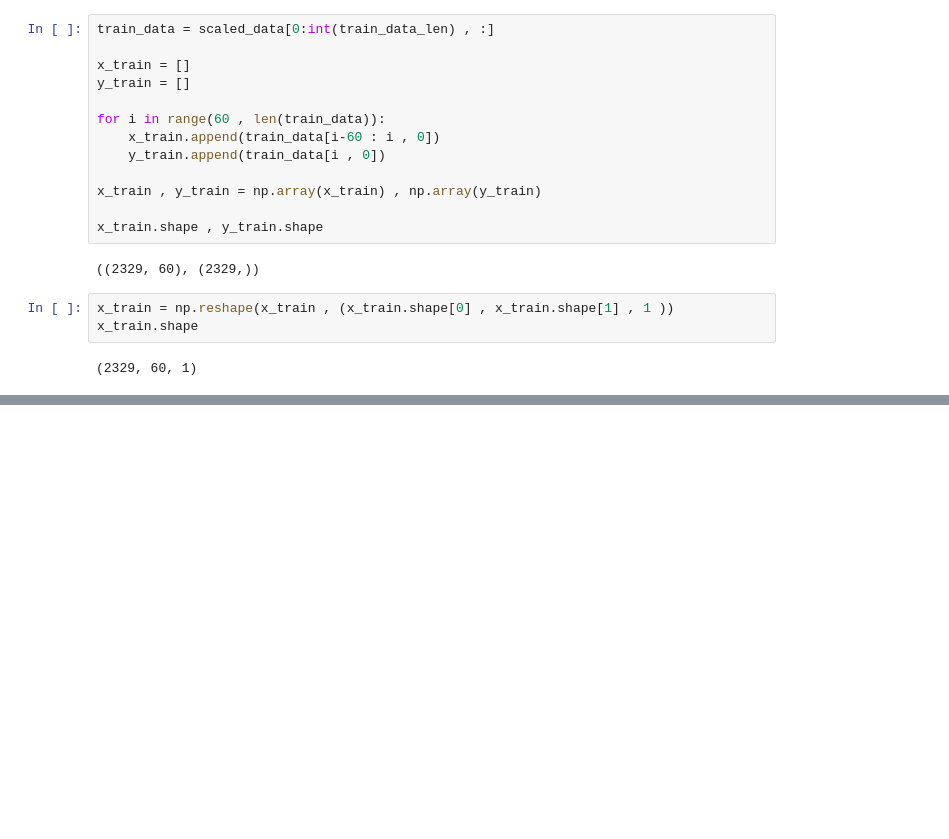
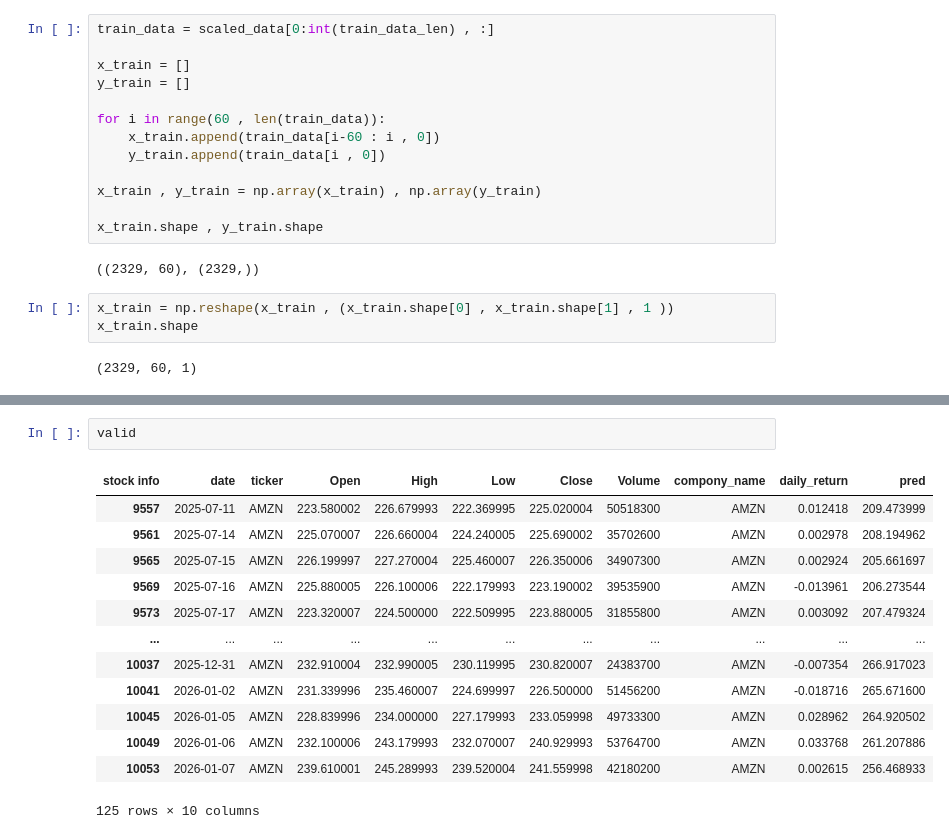
Before and after one commit to Amursen/lstm-model-for-stock-price, a Jupyter notebook: main.ipynb, the cells around one changed output, grey strips where cells are left out. Saved outputs shown, nothing was run; the diff lists cells and outputs as text; blank space fills up the shorter version.

```diff
--- a/main.ipynb
+++ b/main.ipynb
@@ -272,0 +347,16 @@ x_train.shape
+# %%
+valid
+# %% [output]
+| stock info | date | ticker | Open | High | Low | Close | Volume | compony_name | daily_return | pred |
+| 9557 | 2025-07-11 | AMZN | 223.580002 | 226.679993 | 222.369995 | 225.020004 | 50518300 | AMZN | 0.012418 | 209.473999 |
+| 9561 | 2025-07-14 | AMZN | 225.070007 | 226.660004 | 224.240005 | 225.690002 | 35702600 | AMZN | 0.002978 | 208.194962 |
+| 9565 | 2025-07-15 | AMZN | 226.199997 | 227.270004 | 225.460007 | 226.350006 | 34907300 | AMZN | 0.002924 | 205.661697 |
+| 9569 | 2025-07-16 | AMZN | 225.880005 | 226.100006 | 222.179993 | 223.190002 | 39535900 | AMZN | -0.013961 | 206.273544 |
+| 9573 | 2025-07-17 | AMZN | 223.320007 | 224.500000 | 222.509995 | 223.880005 | 31855800 | AMZN | 0.003092 | 207.479324 |
+| ... | ... | ... | ... | ... | ... | ... | ... | ... | ... | ... |
+| 10037 | 2025-12-31 | AMZN | 232.910004 | 232.990005 | 230.119995 | 230.820007 | 24383700 | AMZN | -0.007354 | 266.917023 |
+| 10041 | 2026-01-02 | AMZN | 231.339996 | 235.460007 | 224.699997 | 226.500000 | 51456200 | AMZN | -0.018716 | 265.671600 |
+| 10045 | 2026-01-05 | AMZN | 228.839996 | 234.000000 | 227.179993 | 233.059998 | 49733300 | AMZN | 0.028962 | 264.920502 |
+| 10049 | 2026-01-06 | AMZN | 232.100006 | 243.179993 | 232.070007 | 240.929993 | 53764700 | AMZN | 0.033768 | 261.207886 |
+| 10053 | 2026-01-07 | AMZN | 239.610001 | 245.289993 | 239.520004 | 241.559998 | 42180200 | AMZN | 0.002615 | 256.468933 |
+125 rows × 10 columns
```
Also changed, not shown: parts of 17 cells of this notebook.
